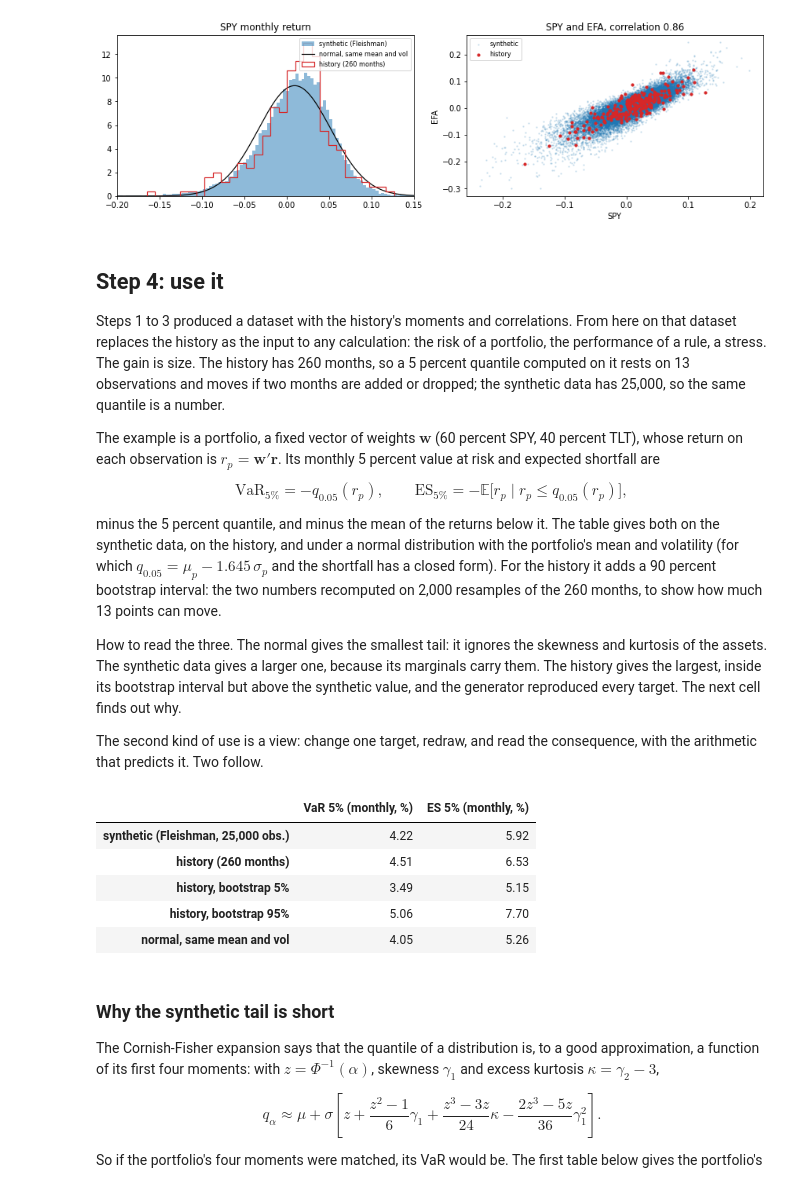
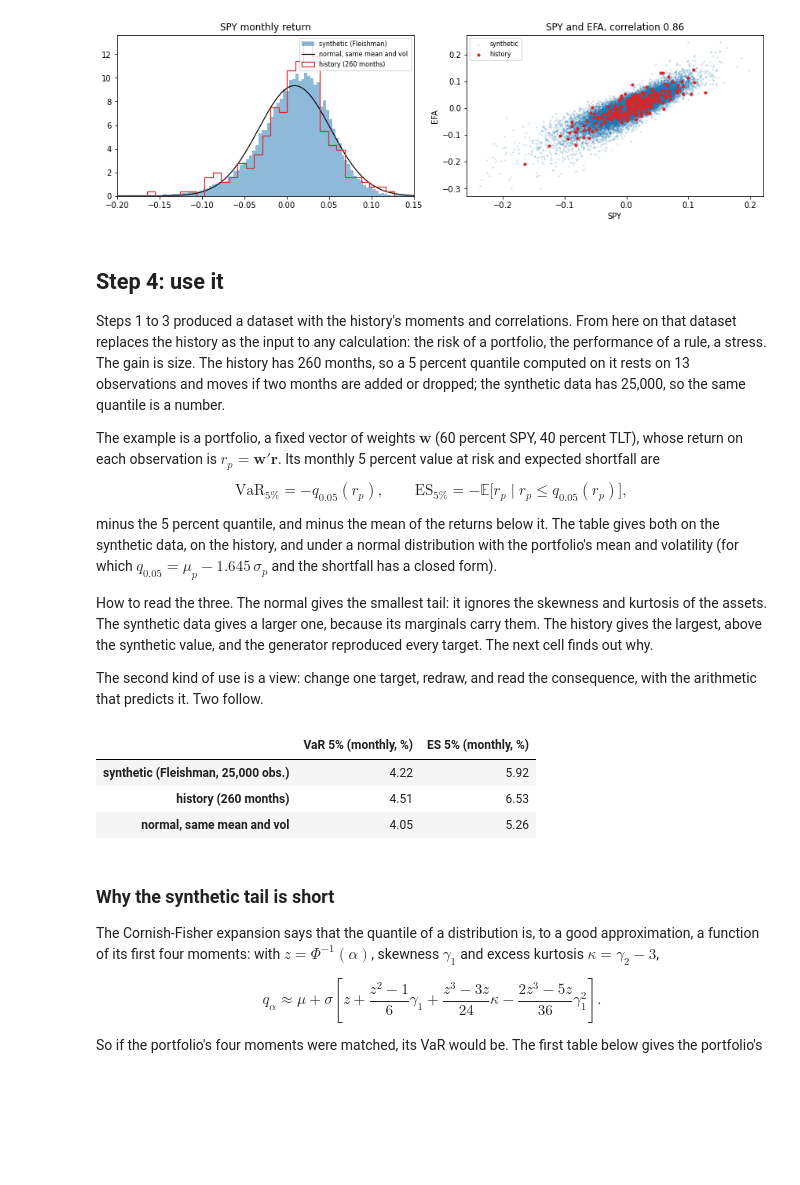
Before and after one commit to mamadouyamar/CVineMarketGen, a Jupyter notebook: examples/01_matching_moments_and_correlations.ipynb, the cells around one changed output. Cells and saved outputs as stored; diff of their text form; code cells hidden in the pictures; blank space fills up the shorter version.

Commit message:
docs: notebook 01, bootstrap interval removed from step 4
Co-Authored-By: Claude Fable 5.1 <noreply@anthropic.com>

```diff
--- a/examples/01_matching_moments_and_correlations.ipynb
+++ b/examples/01_matching_moments_and_correlations.ipynb
@@ -247,37 +247,27 @@ minus the 5 percent quantile, and minus the mean of the returns below it. The
 table gives both on the synthetic data, on the history, and under a normal
 distribution with the portfolio's mean and volatility (for which
 $q_{0.05} = \mu_p - 1.645\,\sigma_p$ and the shortfall has a closed form).
-For the history it adds a 90 percent bootstrap interval: the two numbers
-recomputed on 2,000 resamples of the 260 months, to show how much 13 points
-can move.
 
 How to read the three. The normal gives the smallest tail: it ignores the
 skewness and kurtosis of the assets. The synthetic data gives a larger one,
-because its marginals carry them. The history gives the largest, inside its
-bootstrap interval but above the synthetic value, and the generator reproduced
-every target. The next cell finds out why.
+because its marginals carry them. The history gives the largest, above the synthetic value,
+and the generator reproduced every target. The next cell finds out why.
 
 The second kind of use is a view: change one target, redraw, and read the
 consequence, with the arithmetic that predicts it. Two follow.
 # %%
 w = pd.Series({"SPY": 0.6, "TLT": 0.4}).reindex(X.columns).fillna(0.0)
 def var_es(r, alpha=0.05):
     q = np.quantile(r, alpha); return -q, -r[r <= q].mean()
 rp_sim, rp_hist = S @ w, X @ w
 mu_p, sd_p = rp_hist.mean(), rp_hist.std()
-rng = np.random.default_rng(0)
-boot = np.array([var_es(rng.choice(rp_hist.values, size=len(rp_hist), replace=True)) for _ in range(2000)])   # 2,000 resamples of the 260 months
-lo, hi = np.quantile(boot, 0.05, axis=0), np.quantile(boot, 0.95, axis=0)
 rows = {"synthetic (Fleishman, 25,000 obs.)": var_es(rp_sim.values), "history (260 months)": var_es(rp_hist.values),
-        "history, bootstrap 5%": lo, "history, bootstrap 95%": hi,
         "normal, same mean and vol": (-(mu_p + sd_p * stats.norm.ppf(0.05)), -(mu_p - sd_p * stats.norm.pdf(stats.norm.ppf(0.05)) / 0.05))}
 pd.DataFrame(rows, index=["VaR 5% (monthly, %)", "ES 5% (monthly, %)"]).T.mul(100).round(2)
 # %% [output]
 |  | VaR 5% (monthly, %) | ES 5% (monthly, %) |
 | synthetic (Fleishman, 25,000 obs.) | 4.22 | 5.92 |
 | history (260 months) | 4.51 | 6.53 |
-| history, bootstrap 5% | 3.49 | 5.15 |
-| history, bootstrap 95% | 5.06 | 7.70 |
 | normal, same mean and vol | 4.05 | 5.26 |
 # %% [markdown]
 ### Why the synthetic tail is short
```
